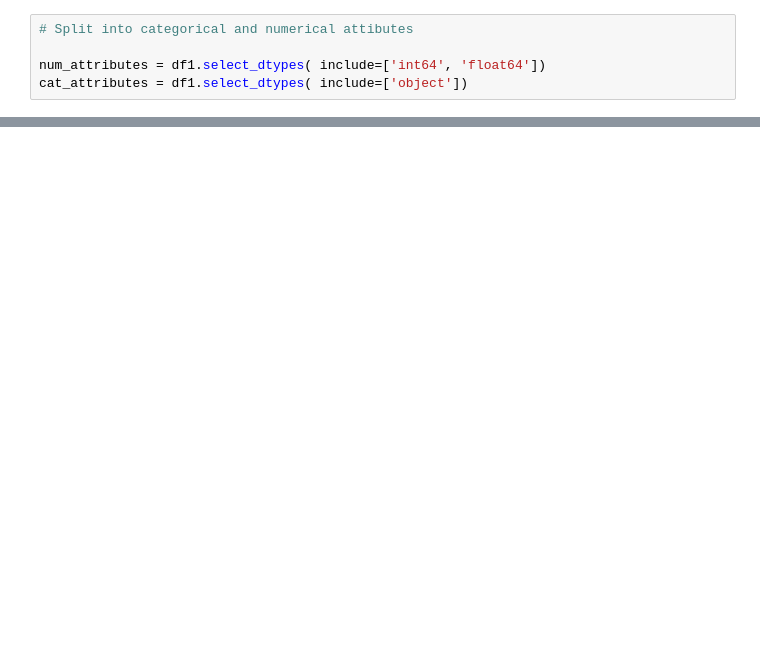
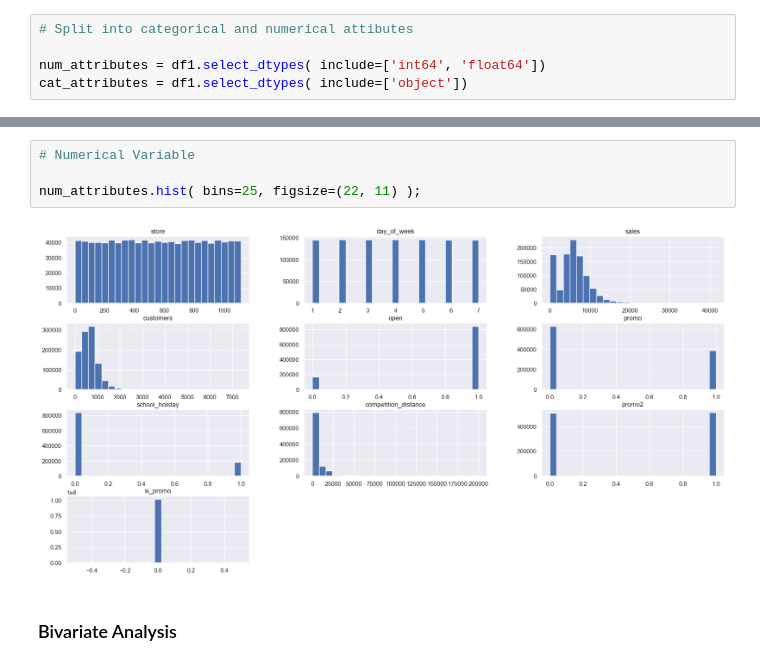
Before and after one commit to TalithaStella/rossmann_project, a Jupyter notebook: rossmann_project_notebook.ipynb, the cells around one changed output, grey strips where cells are left out. Drawn from its saved outputs; the diff is of its cells as text; blank space fills up the shorter version.

```diff
--- a/rossmann_project_notebook.ipynb
+++ b/rossmann_project_notebook.ipynb
@@ -235,0 +378,8 @@ cat_attributes = df1.select_dtypes( include=['object'])
+# %%
+# Numerical Variable
+
+num_attributes.hist( bins=25, figsize=(22, 11) );
+# %% [output]
+[figure, added]
+# %% [markdown]
+### Bivariate Analysis
```
Also changed, not shown: parts of 33 cells of this notebook, 1 other file.
